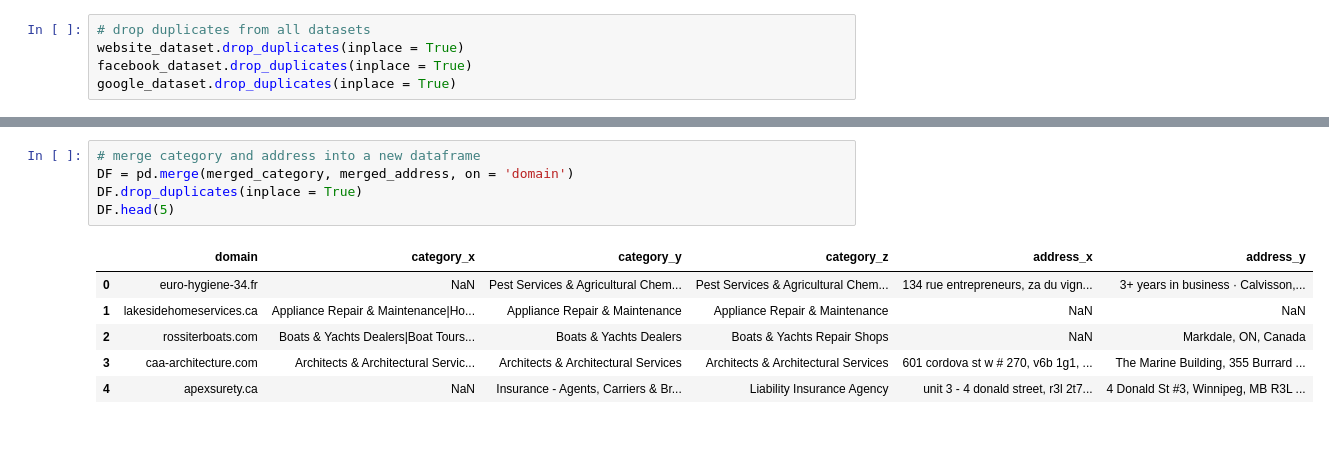
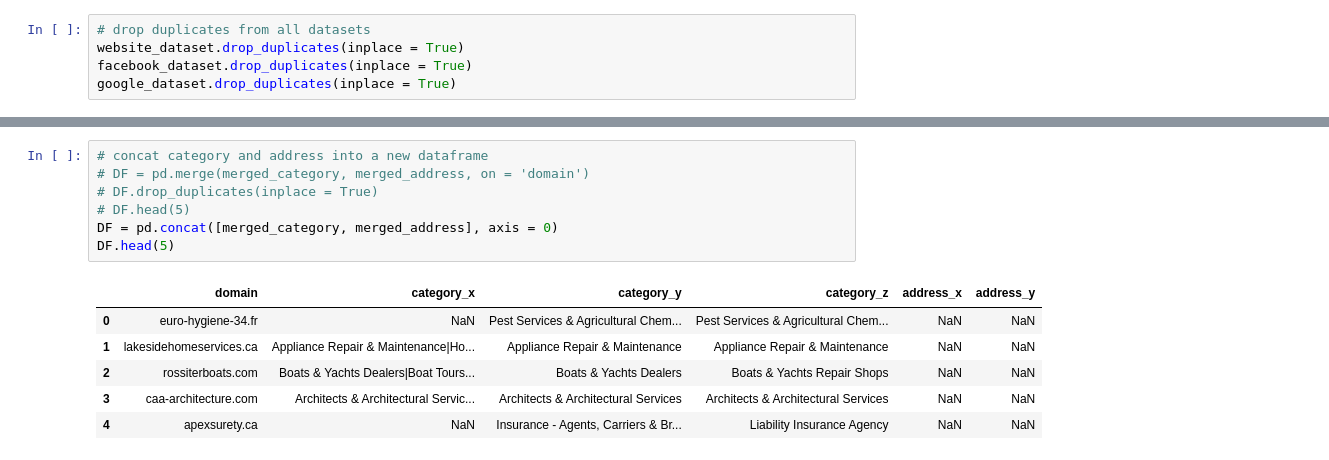
Before and after one commit to marius2347/Datasets-Join-for-Deeptech-Engineer-Intern-Challenge-in-Python, a Jupyter notebook: challenge.ipynb, the cells around one changed output, grey strips where cells are left out. Cells and saved outputs as stored; diff of their text form.

```diff
--- a/challenge.ipynb
+++ b/challenge.ipynb
@@ -179,15 +179,17 @@ merged_address.sample(5)
 # %%
-# merge category and address into a new dataframe
-DF = pd.merge(merged_category, merged_address, on = 'domain')
-DF.drop_duplicates(inplace = True)
+# concat category and address into a new dataframe
+# DF = pd.merge(merged_category, merged_address, on = 'domain')
+# DF.drop_duplicates(inplace = True)
+# DF.head(5)
+DF = pd.concat([merged_category, merged_address], axis = 0)
 DF.head(5)
 # %% [output]
 |  | domain | category_x | category_y | category_z | address_x | address_y |
-| 0 | euro-hygiene-34.fr | NaN | Pest Services & Agricultural Chem... | Pest Services & Agricultural Chem... | 134 rue entrepreneurs, za du vign... | 3+ years in business · Calvisson,... |
+| 0 | euro-hygiene-34.fr | NaN | Pest Services & Agricultural Chem... | Pest Services & Agricultural Chem... | NaN | NaN |
 | 1 | lakesidehomeservices.ca | Appliance Repair & Maintenance|Ho... | Appliance Repair & Maintenance | Appliance Repair & Maintenance | NaN | NaN |
-| 2 | rossiterboats.com | Boats & Yachts Dealers|Boat Tours... | Boats & Yachts Dealers | Boats & Yachts Repair Shops | NaN | Markdale, ON, Canada |
-| 3 | caa-architecture.com | Architects & Architectural Servic... | Architects & Architectural Services | Architects & Architectural Services | 601 cordova st w # 270, v6b 1g1, ... | The Marine Building, 355 Burrard ... |
-| 4 | apexsurety.ca | NaN | Insurance - Agents, Carriers & Br... | Liability Insurance Agency | unit 3 - 4 donald street, r3l 2t7... | 4 Donald St #3, Winnipeg, MB R3L ... |
+| 2 | rossiterboats.com | Boats & Yachts Dealers|Boat Tours... | Boats & Yachts Dealers | Boats & Yachts Repair Shops | NaN | NaN |
+| 3 | caa-architecture.com | Architects & Architectural Servic... | Architects & Architectural Services | Architects & Architectural Services | NaN | NaN |
+| 4 | apexsurety.ca | NaN | Insurance - Agents, Carriers & Br... | Liability Insurance Agency | NaN | NaN |
 # %%
 # merge phone column
 merged_phone = pd.merge(facebook_dataset[['domain', 'phone']], google_dataset[['domain', 'phone']], on = "domain")
```
Also changed, not shown: parts of 11 cells of this notebook.
